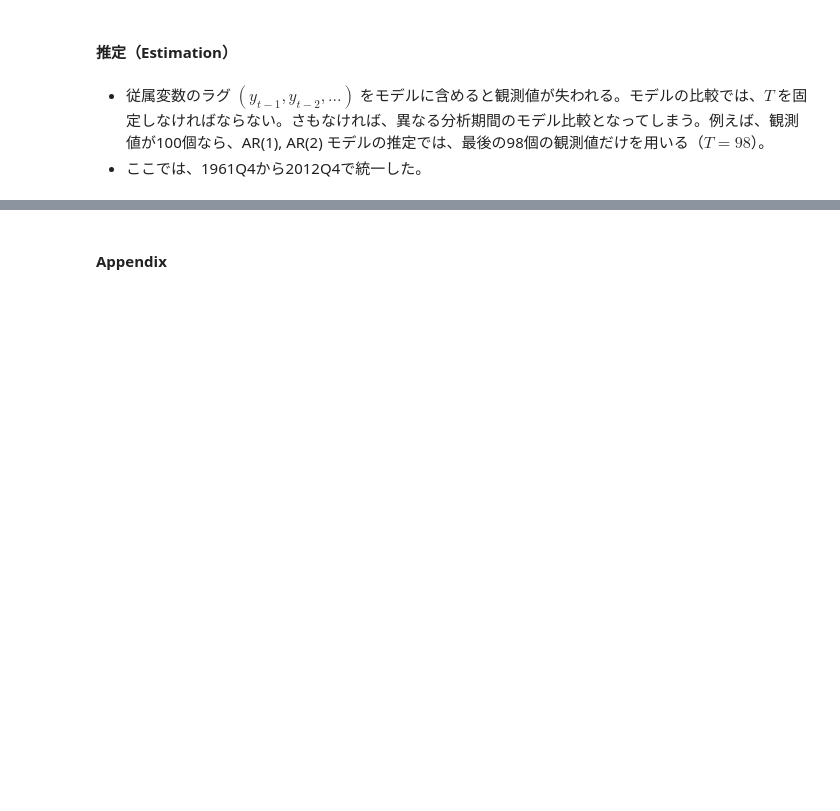
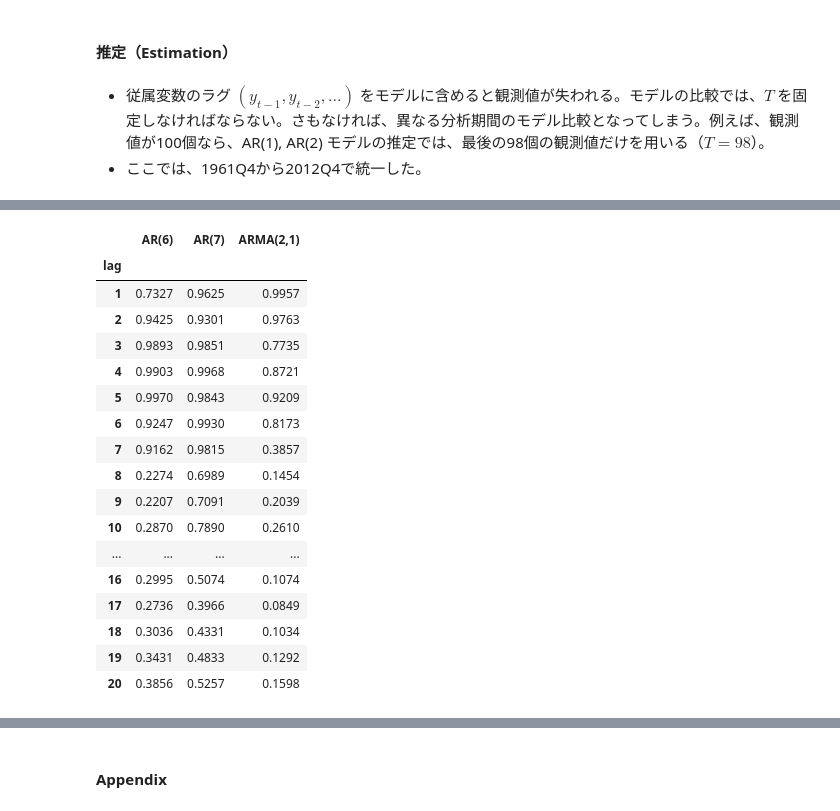
Before and after one commit to IkutoYoshioka/Time-series-analysis, a Jupyter notebook: StationaryTimeSeriesModels.ipynb, the cells around one changed output, grey strips where cells are left out. Saved outputs shown, nothing was run; the diff lists cells and outputs as text; code cells hidden in the pictures; blank space fills up the shorter version.

```diff
--- a/StationaryTimeSeriesModels.ipynb
+++ b/StationaryTimeSeriesModels.ipynb
@@ -163,0 +272,31 @@ plt.show()
+# %%
+# Ljung-Box検定をより細かいラグで実施
+
+lb_results = {}
+for name, fit in fits.items():
+    resid = fit.resid.dropna()
+    lb = acorr_ljungbox(resid, lags=list(range(1, 21)), return_df=True)
+    lb_results[name] = lb['lb_pvalue']
+
+lb_pvalue_df = pd.DataFrame(lb_results)
+lb_pvalue_df.index.name = 'lag'
+lb_pvalue_df.round(4)
+# %% [output]
+|  | AR(6) | AR(7) | ARMA(2,1) |
+| lag |  |  |  |
+| 1 | 0.7327 | 0.9625 | 0.9957 |
+| 2 | 0.9425 | 0.9301 | 0.9763 |
+| 3 | 0.9893 | 0.9851 | 0.7735 |
+| 4 | 0.9903 | 0.9968 | 0.8721 |
+| 5 | 0.9970 | 0.9843 | 0.9209 |
+| 6 | 0.9247 | 0.9930 | 0.8173 |
+| 7 | 0.9162 | 0.9815 | 0.3857 |
+| 8 | 0.2274 | 0.6989 | 0.1454 |
+| 9 | 0.2207 | 0.7091 | 0.2039 |
+| 10 | 0.2870 | 0.7890 | 0.2610 |
+| ... | ... | ... | ... |
+| 16 | 0.2995 | 0.5074 | 0.1074 |
+| 17 | 0.2736 | 0.3966 | 0.0849 |
+| 18 | 0.3036 | 0.4331 | 0.1034 |
+| 19 | 0.3431 | 0.4833 | 0.1292 |
+| 20 | 0.3856 | 0.5257 | 0.1598 |
```
Also changed, not shown: parts of 10 cells of this notebook.
